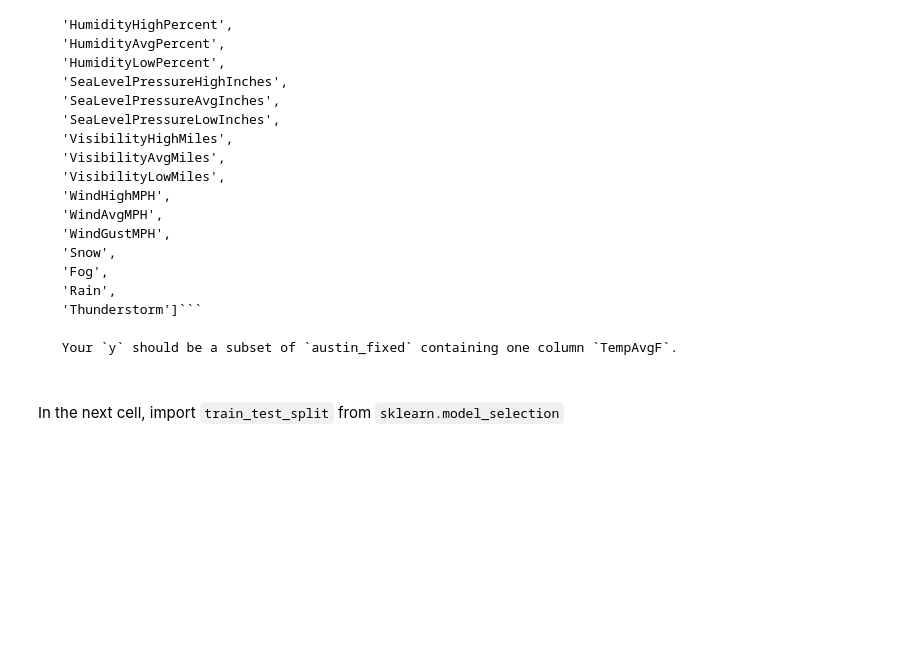
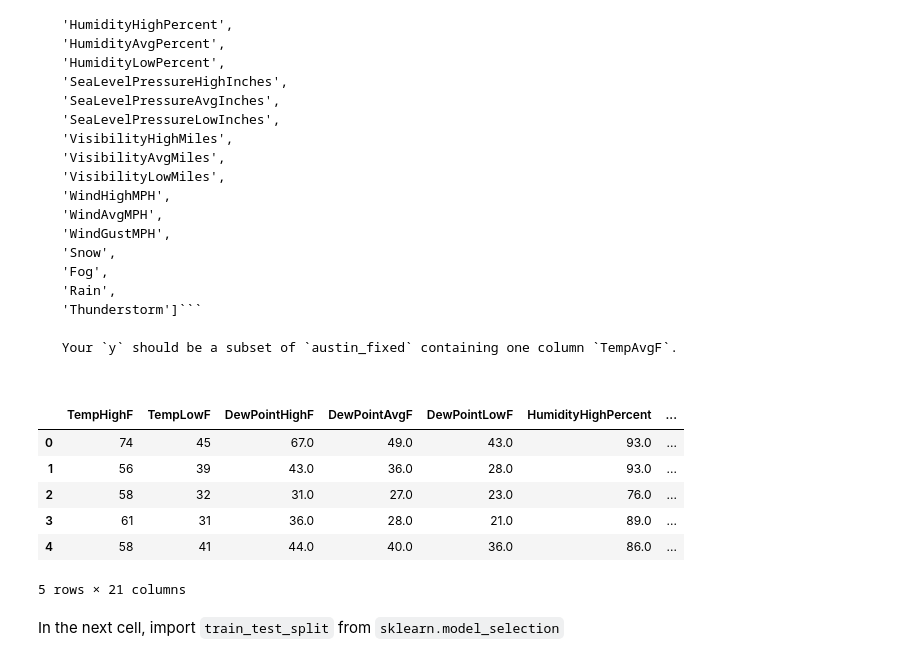
Before and after one commit to ta-data-bcn/lab-intro-to-ml, a Jupyter notebook: your-code/main.ipynb, the cells around one changed output. Saved outputs shown, nothing was run; the diff lists cells and outputs as text; code cells hidden in the pictures; blank space fills up the shorter version.

```diff
--- a/your-code/main.ipynb
+++ b/your-code/main.ipynb
@@ -475,0 +478,34 @@ In the next cell, assign the `TempAvgF` column to `y` and the remaining columns
+# %%
+train_list = ['TempHighF',
+ 'TempLowF',
+ 'DewPointHighF',
+ 'DewPointAvgF',
+ 'DewPointLowF',
+ 'HumidityHighPercent',
+ 'HumidityAvgPercent',
+ 'HumidityLowPercent',
+ 'SeaLevelPressureHighInches',
+ 'SeaLevelPressureAvgInches',
+ 'SeaLevelPressureLowInches',
+ 'VisibilityHighMiles',
+ 'VisibilityAvgMiles',
+ 'VisibilityLowMiles',
+ 'WindHighMPH',
+ 'WindAvgMPH',
+ 'WindGustMPH',
+ 'Snow',
+ 'Fog',
+ 'Rain',
+ 'Thunderstorm']
+# %%
+X = austin_fixed[train_list]
+# %%
+X.head()
+# %% [output]
+|  | TempHighF | TempLowF | DewPointHighF | DewPointAvgF | DewPointLowF | HumidityHighPercent | ... |
+| 0 | 74 | 45 | 67.0 | 49.0 | 43.0 | 93.0 | ... |
+| 1 | 56 | 39 | 43.0 | 36.0 | 28.0 | 93.0 | ... |
+| 2 | 58 | 32 | 31.0 | 27.0 | 23.0 | 76.0 | ... |
+| 3 | 61 | 31 | 36.0 | 28.0 | 21.0 | 89.0 | ... |
+| 4 | 58 | 41 | 44.0 | 40.0 | 36.0 | 86.0 | ... |
+5 rows × 21 columns
```
Also changed, not shown: parts of 6 cells of this notebook.
